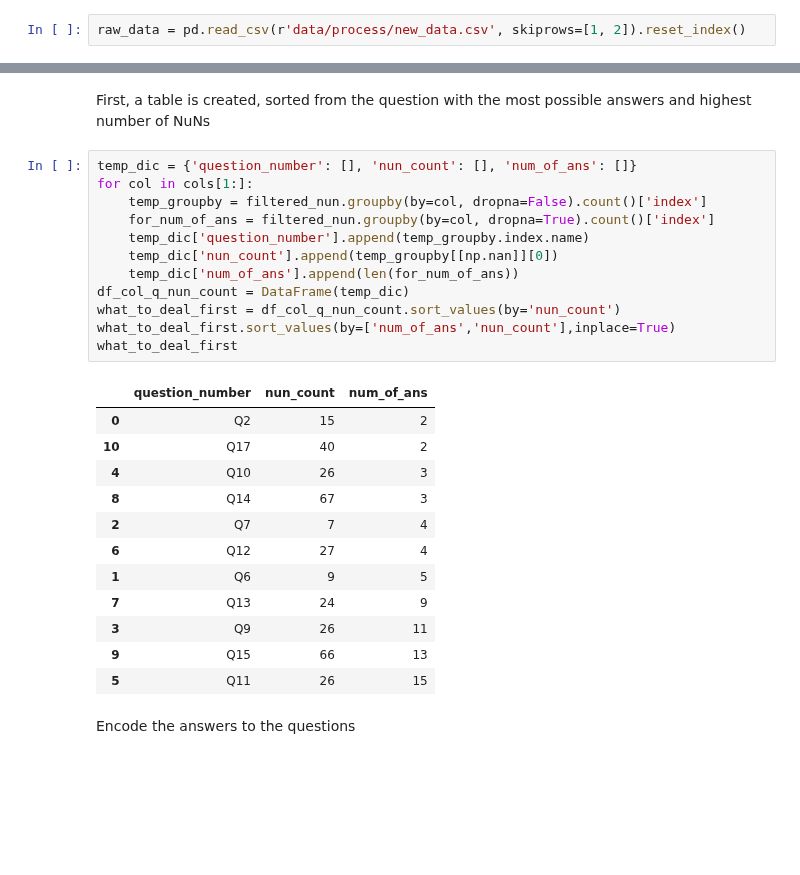
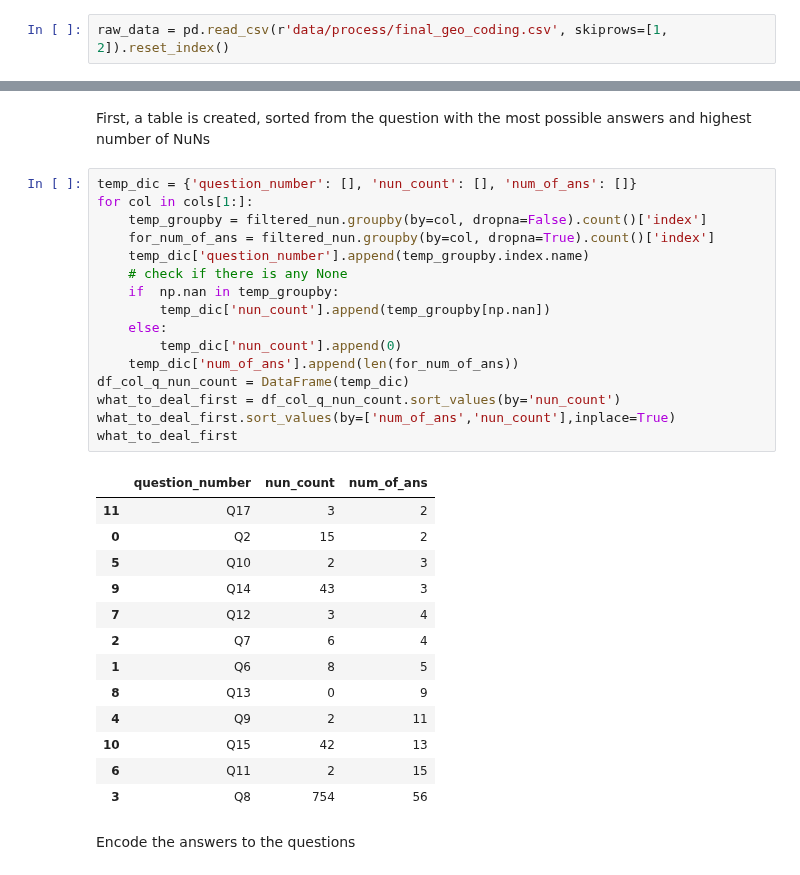
Before and after one commit to achic19/Biketheft, a Jupyter notebook: python/notebooks/clean notebooks/dt.ipynb, the cells around one changed output, grey strips where cells are left out. Cells and saved outputs as stored; diff of their text form; blank space fills up the shorter version.

```diff
--- a/python/notebooks/clean notebooks/dt.ipynb
+++ b/python/notebooks/clean notebooks/dt.ipynb
@@ -16,7 +16,7 @@ import os
 
 os.chdir(sys.path[3])
 # %%
-raw_data = pd.read_csv(r'data/process/new_data.csv', skiprows=[1, 2]).reset_index()
+raw_data = pd.read_csv(r'data/process/final_geo_coding.csv', skiprows=[1, 2]).reset_index()
 # %%
 # Just for presentation
 vv = pd.read_csv(r'data/process/new_data.csv', skiprows=[2]).reset_index()
@@ -78,28 +78,33 @@ First, a table is created, sorted from the question with the most  possible answ
 # %%
 temp_dic = {'question_number': [], 'nun_count': [], 'num_of_ans': []}
 for col in cols[1:]:
     temp_groupby = filtered_nun.groupby(by=col, dropna=False).count()['index']
     for_num_of_ans = filtered_nun.groupby(by=col, dropna=True).count()['index']
     temp_dic['question_number'].append(temp_groupby.index.name)
-    temp_dic['nun_count'].append(temp_groupby[[np.nan]][0])
+    # check if there is any None
+    if  np.nan in temp_groupby:
+        temp_dic['nun_count'].append(temp_groupby[np.nan])
+    else:
+        temp_dic['nun_count'].append(0)
     temp_dic['num_of_ans'].append(len(for_num_of_ans))
 df_col_q_nun_count = DataFrame(temp_dic)
 what_to_deal_first = df_col_q_nun_count.sort_values(by='nun_count')
 what_to_deal_first.sort_values(by=['num_of_ans','nun_count'],inplace=True)
 what_to_deal_first
 # %% [output]
 |  | question_number | nun_count | num_of_ans |
+| 11 | Q17 | 3 | 2 |
 | 0 | Q2 | 15 | 2 |
-| 10 | Q17 | 40 | 2 |
-| 4 | Q10 | 26 | 3 |
-| 8 | Q14 | 67 | 3 |
-| 2 | Q7 | 7 | 4 |
-| 6 | Q12 | 27 | 4 |
-| 1 | Q6 | 9 | 5 |
-| 7 | Q13 | 24 | 9 |
-| 3 | Q9 | 26 | 11 |
-| 9 | Q15 | 66 | 13 |
-| 5 | Q11 | 26 | 15 |
+| 5 | Q10 | 2 | 3 |
+| 9 | Q14 | 43 | 3 |
+| 7 | Q12 | 3 | 4 |
+| 2 | Q7 | 6 | 4 |
+| 1 | Q6 | 8 | 5 |
+| 8 | Q13 | 0 | 9 |
+| 4 | Q9 | 2 | 11 |
+| 10 | Q15 | 42 | 13 |
+| 6 | Q11 | 2 | 15 |
+| 3 | Q8 | 754 | 56 |
 # %% [markdown]
 Encode the answers to the questions
 # %%
```
Also changed, not shown: parts of 18 cells of this notebook, 2 other files.
